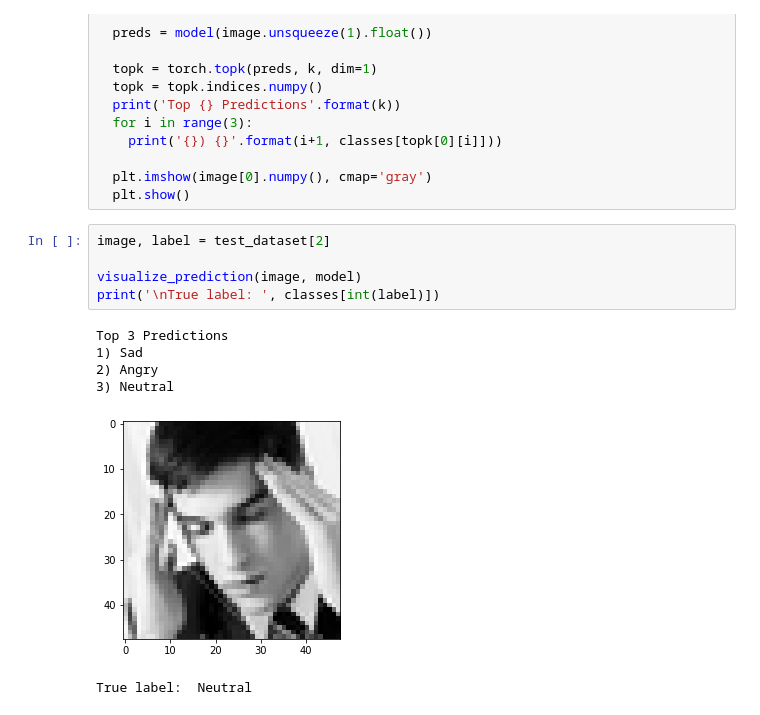
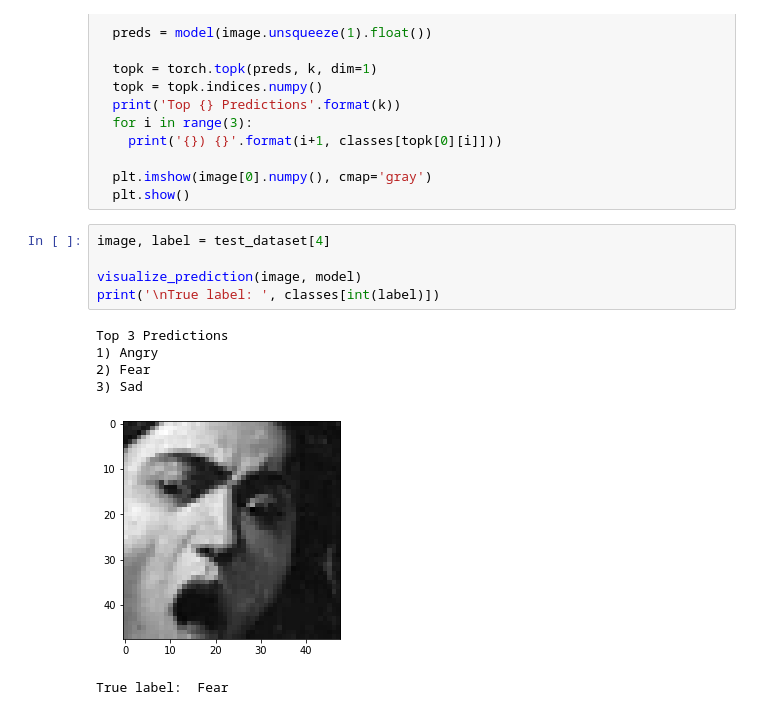
Before and after one commit to arunkumarpallala/fmml2021, a Jupyter notebook: Module9_Project_b.ipynb, the cells around one changed output. Saved outputs shown, nothing was run; the diff lists cells and outputs as text.

```diff
--- a/Module9_Project_b.ipynb
+++ b/Module9_Project_b.ipynb
@@ -431,17 +432,17 @@ def visualize_prediction(image, model, k=3):
   plt.imshow(image[0].numpy(), cmap='gray')
   plt.show()
 # %%
-image, label = test_dataset[2]
+image, label = test_dataset[4]
 
 visualize_prediction(image, model)
 print('\nTrue label: ', classes[int(label)])
 # %% [output]
 Top 3 Predictions
-1) Sad
-2) Angry
-3) Neutral
+1) Angry
+2) Fear
+3) Sad
-[figure, old version]
+[figure, new version]
-True label:  Neutral
+True label:  Fear
 # %%
 # Print accuracy on test data
 true_labels, predicted_labels = test_model(model, val_loader)
```
Also changed, not shown: parts of 6 cells of this notebook.
